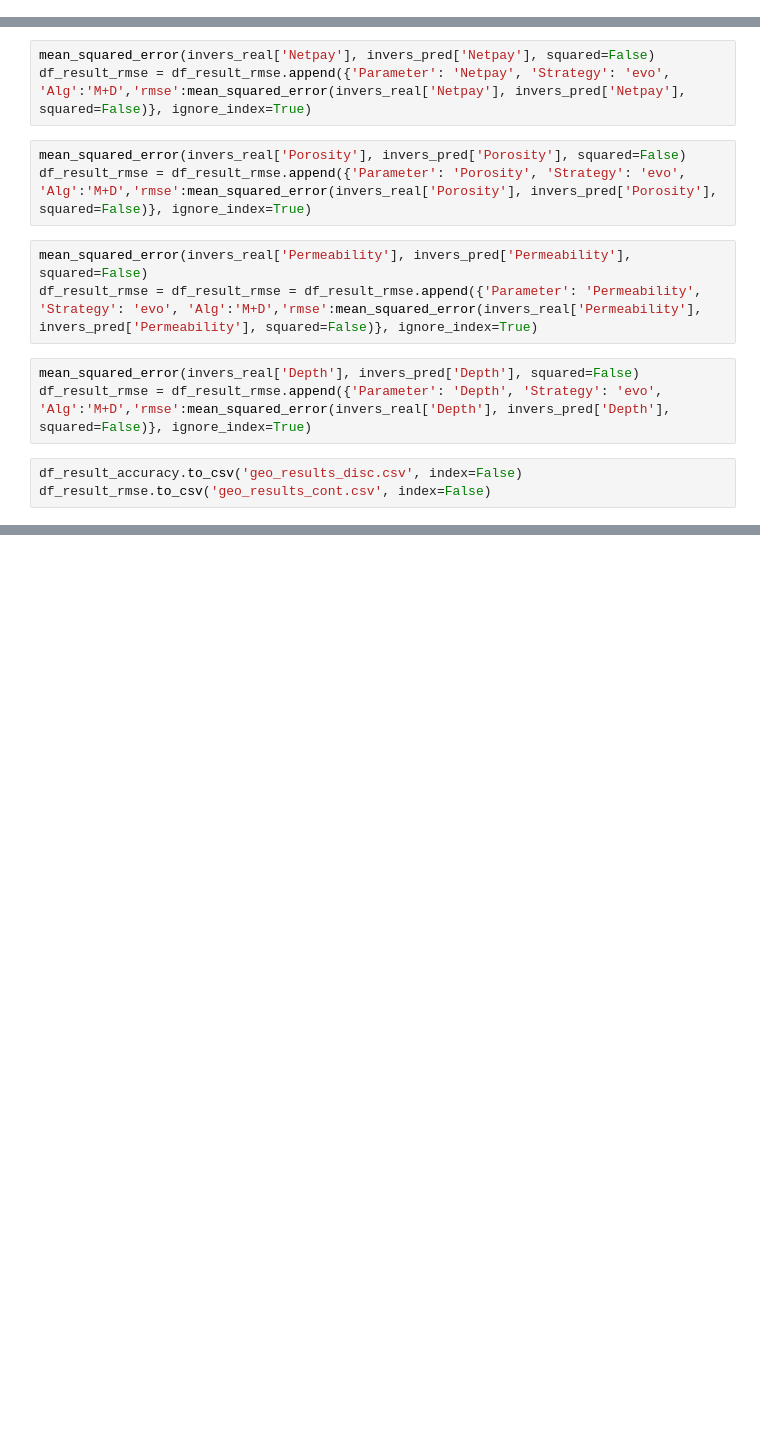
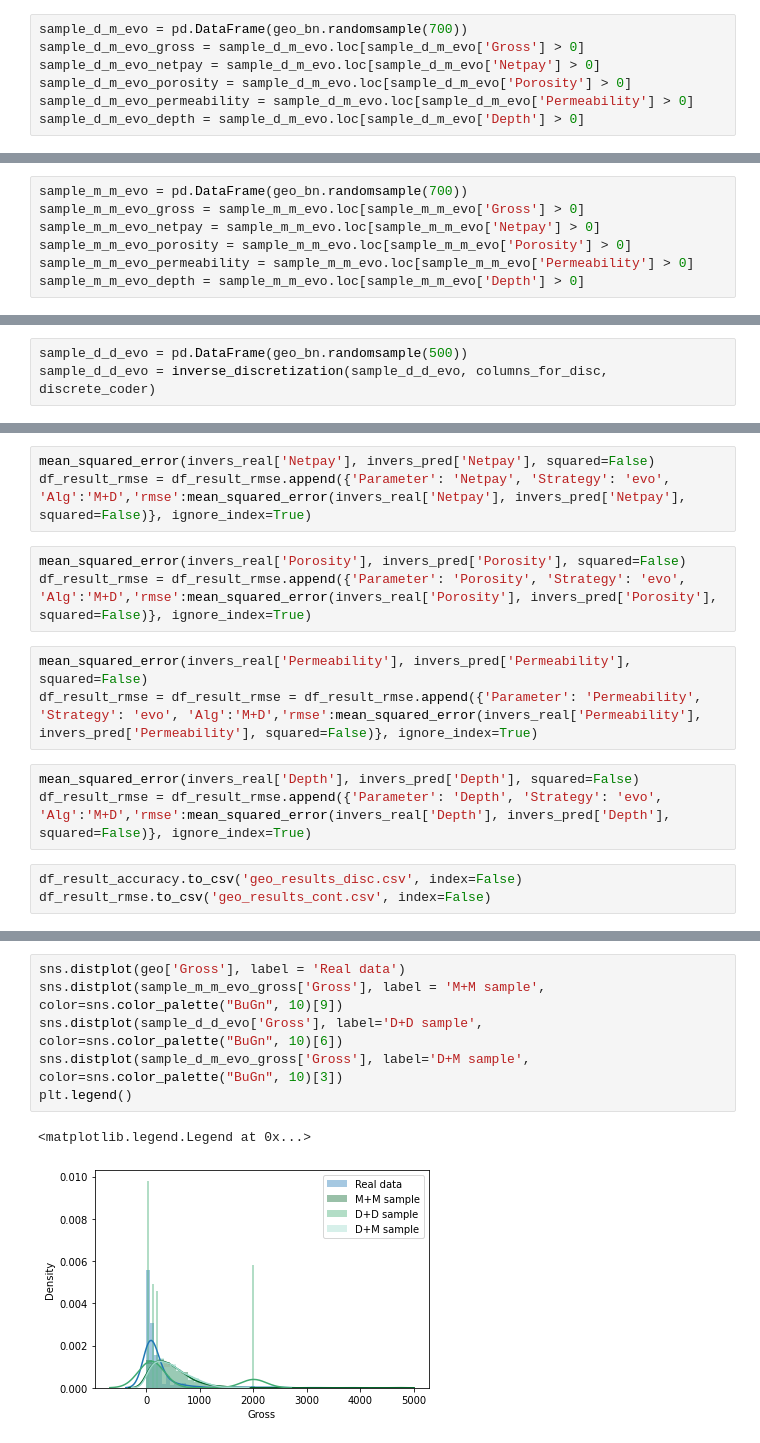
Before and after one commit to Anaxagor/Mixed-Learning-of-Bayesian-Networks, a Jupyter notebook: experiments/ysc_exp_geo.ipynb, the cells around one changed output, grey strips where cells are left out. Drawn from its saved outputs; the diff is of its cells as text; blank space fills up the shorter version.

```diff
--- a/experiments/ysc_exp_geo.ipynb
+++ b/experiments/ysc_exp_geo.ipynb
@@ -426,6 +417,13 @@ for key in acc.keys():
     df_result_accuracy = df_result_accuracy.append({'Parameter': key, 'Strategy': 'evo', 'Alg':'D+M','accuracy':acc[key]}, ignore_index=True)
 for key in rmse.keys():
     df_result_rmse = df_result_rmse.append({'Parameter': key, 'Strategy': 'evo', 'Alg':'D+M','rmse':rmse[key]}, ignore_index=True)
+# %%
+sample_d_m_evo = pd.DataFrame(geo_bn.randomsample(700))
+sample_d_m_evo_gross = sample_d_m_evo.loc[sample_d_m_evo['Gross'] > 0]
+sample_d_m_evo_netpay = sample_d_m_evo.loc[sample_d_m_evo['Netpay'] > 0]
+sample_d_m_evo_porosity = sample_d_m_evo.loc[sample_d_m_evo['Porosity'] > 0]
+sample_d_m_evo_permeability = sample_d_m_evo.loc[sample_d_m_evo['Permeability'] > 0]
+sample_d_m_evo_depth = sample_d_m_evo.loc[sample_d_m_evo['Depth'] > 0]
 # %% [markdown]
 # Смешанная структура + смешанные параметры
 # %%
@@ -490,6 +482,13 @@ for key in acc.keys():
     df_result_accuracy = df_result_accuracy.append({'Parameter': key, 'Strategy': 'evo', 'Alg':'M+M','accuracy':acc[key]}, ignore_index=True)
 for key in rmse.keys():
     df_result_rmse = df_result_rmse.append({'Parameter': key, 'Strategy': 'evo', 'Alg':'M+M','rmse':rmse[key]}, ignore_index=True)
+# %%
+sample_m_m_evo = pd.DataFrame(geo_bn.randomsample(700))
+sample_m_m_evo_gross = sample_m_m_evo.loc[sample_m_m_evo['Gross'] > 0]
+sample_m_m_evo_netpay = sample_m_m_evo.loc[sample_m_m_evo['Netpay'] > 0]
+sample_m_m_evo_porosity = sample_m_m_evo.loc[sample_m_m_evo['Porosity'] > 0]
+sample_m_m_evo_permeability = sample_m_m_evo.loc[sample_m_m_evo['Permeability'] > 0]
+sample_m_m_evo_depth = sample_m_m_evo.loc[sample_m_m_evo['Depth'] > 0]
 # %% [markdown]
 # Дискретная структура + дискретные параметры
 # %%
@@ -579,6 +572,9 @@ df_result_rmse = df_result_rmse.append({'Parameter': 'Permeability', 'Strategy':
 # %%
 mean_squared_error(invers_real['Depth'], invers_pred['Depth'], squared=False)
 df_result_rmse = df_result_rmse.append({'Parameter': 'Depth', 'Strategy': 'evo', 'Alg':'D+D','rmse':mean_squared_error(invers_real['Depth'], invers_pred['Depth'], squared=False)}, ignore_index=True)
+# %%
+sample_d_d_evo = pd.DataFrame(geo_bn.randomsample(500))
+sample_d_d_evo = inverse_discretization(sample_d_d_evo, columns_for_disc, discrete_coder)
 # %% [markdown]
 # Смешанная структура + дискретные параметры
 # %%
@@ -658,0 +666,9 @@ df_result_rmse.to_csv('geo_results_cont.csv', index=False)
+# %%
+sns.distplot(geo['Gross'], label = 'Real data')
+sns.distplot(sample_m_m_evo_gross['Gross'], label = 'M+M sample', color=sns.color_palette("BuGn", 10)[9])
+sns.distplot(sample_d_d_evo['Gross'], label='D+D sample', color=sns.color_palette("BuGn", 10)[6])
+sns.distplot(sample_d_m_evo_gross['Gross'], label='D+M sample', color=sns.color_palette("BuGn", 10)[3])
+plt.legend()
+# %% [output]
+<matplotlib.legend.Legend at 0x...>
+[figure, added]
```
Also changed, not shown: parts of 38 cells of this notebook, 8 other files.
